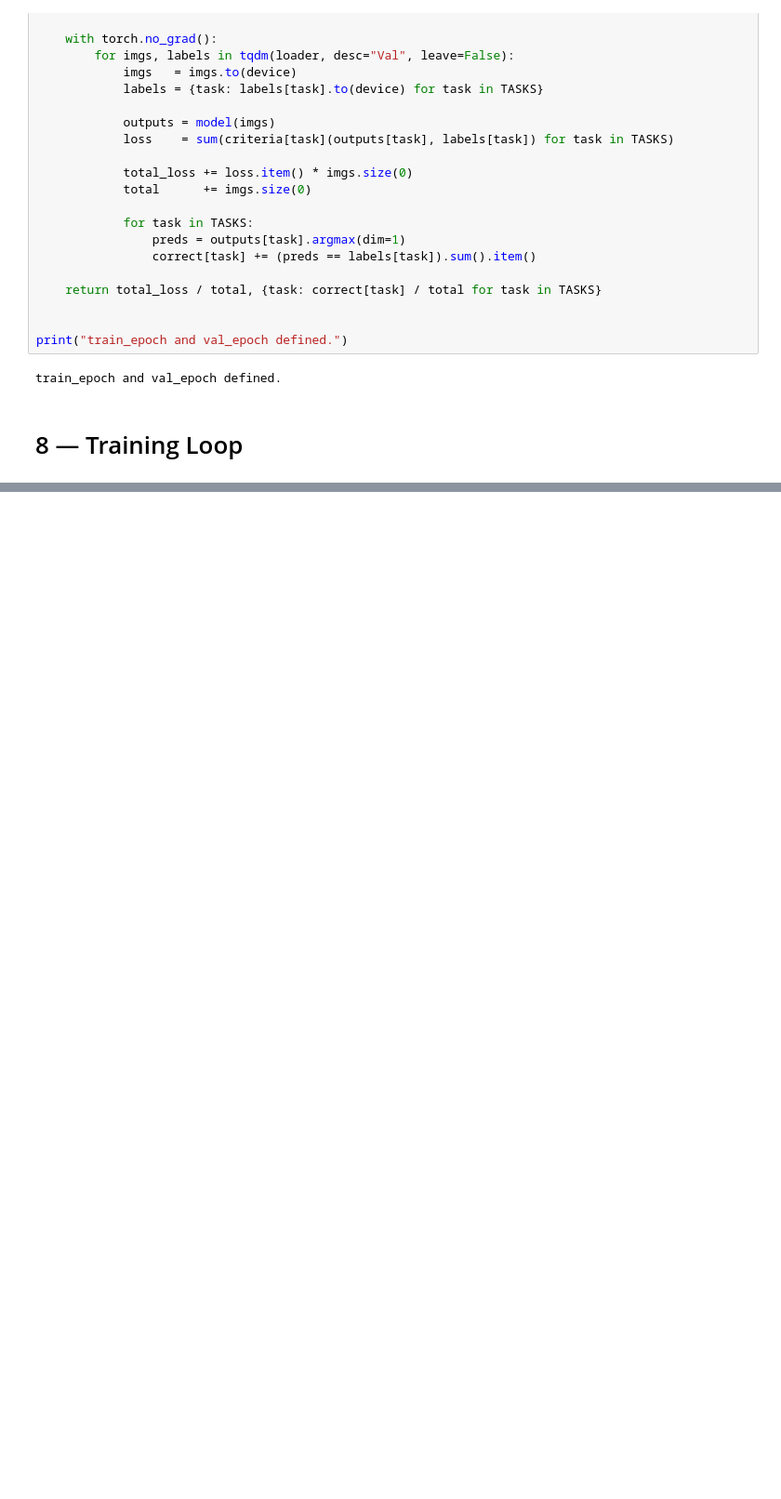
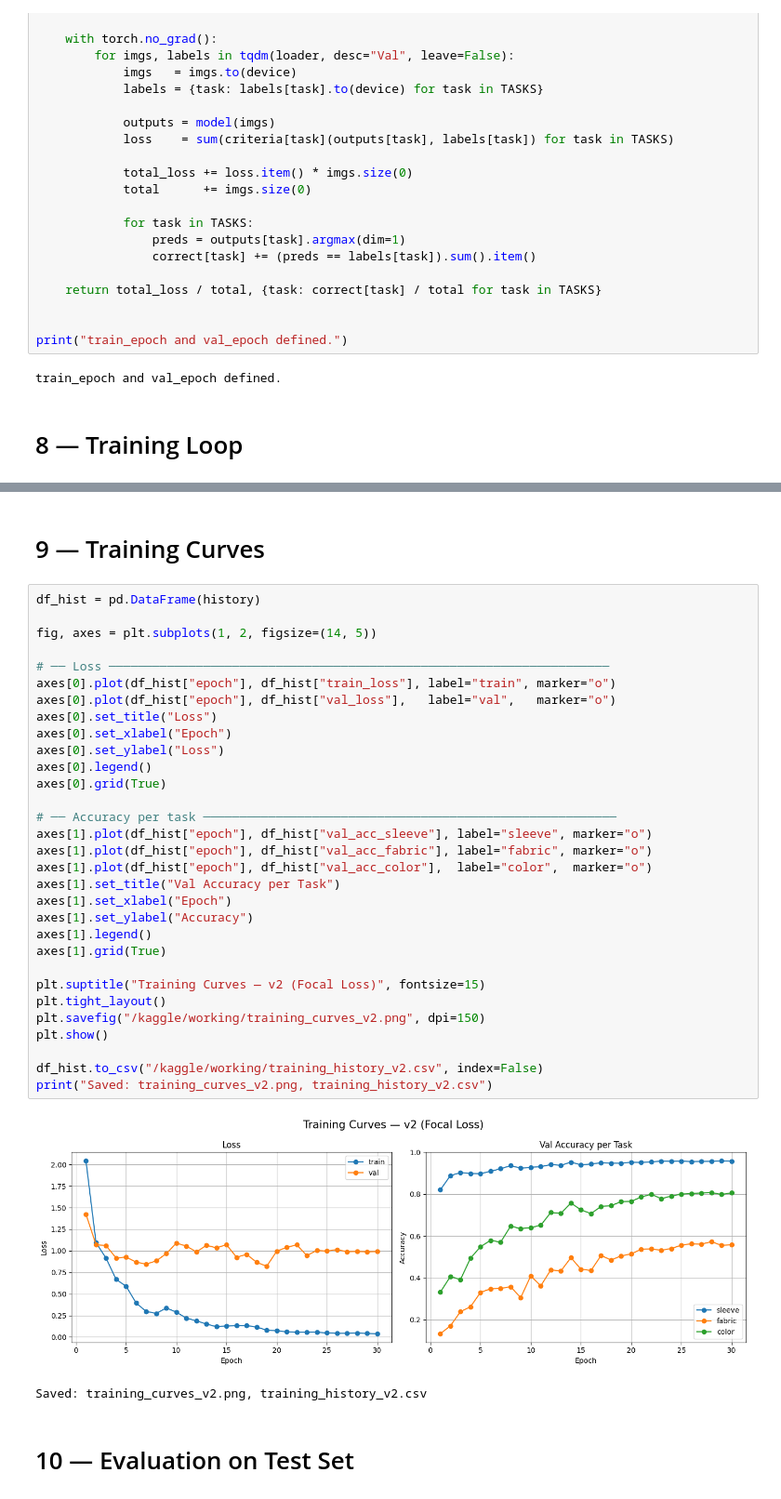
Before and after one commit to miguell-14/2026-ei-aoopii-b27, a Jupyter notebook: notebooks/06-improved-training.ipynb, the cells around one changed output, grey strips where cells are left out. Shown at 93% size. Drawn from its saved outputs; the diff is of its cells as text; blank space fills up the shorter version.

Commit message:
add notebook 06 - improved training complete

```diff
--- a/notebooks/06-improved-training.ipynb
+++ b/notebooks/06-improved-training.ipynb
@@ -421,0 +490,38 @@ print("\nTraining complete.")
+# %% [markdown]
+# 9 — Training Curves
+# %%
+df_hist = pd.DataFrame(history)
+
+fig, axes = plt.subplots(1, 2, figsize=(14, 5))
+
+# ── Loss ─────────────────────────────────────────────────────────────────────
+axes[0].plot(df_hist["epoch"], df_hist["train_loss"], label="train", marker="o")
+axes[0].plot(df_hist["epoch"], df_hist["val_loss"],   label="val",   marker="o")
+axes[0].set_title("Loss")
+axes[0].set_xlabel("Epoch")
+axes[0].set_ylabel("Loss")
+axes[0].legend()
+axes[0].grid(True)
+
+# ── Accuracy per task ─────────────────────────────────────────────────────────
+axes[1].plot(df_hist["epoch"], df_hist["val_acc_sleeve"], label="sleeve", marker="o")
+axes[1].plot(df_hist["epoch"], df_hist["val_acc_fabric"], label="fabric", marker="o")
+axes[1].plot(df_hist["epoch"], df_hist["val_acc_color"],  label="color",  marker="o")
+axes[1].set_title("Val Accuracy per Task")
+axes[1].set_xlabel("Epoch")
+axes[1].set_ylabel("Accuracy")
+axes[1].legend()
+axes[1].grid(True)
+
+plt.suptitle("Training Curves — v2 (Focal Loss)", fontsize=15)
+plt.tight_layout()
+plt.savefig("/kaggle/working/training_curves_v2.png", dpi=150)
+plt.show()
+
+df_hist.to_csv("/kaggle/working/training_history_v2.csv", index=False)
+print("Saved: training_curves_v2.png, training_history_v2.csv")
+# %% [output]
+[figure, added]
+Saved: training_curves_v2.png, training_history_v2.csv
+# %% [markdown]
+# 10 — Evaluation on Test Set
```
Also changed, not shown: parts of 5 cells of this notebook.
